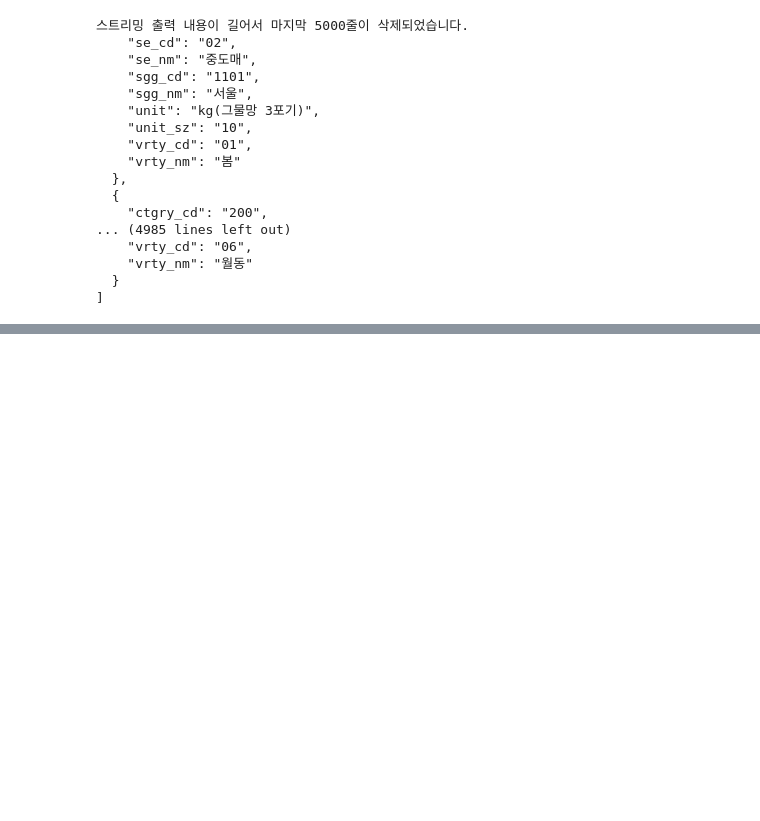
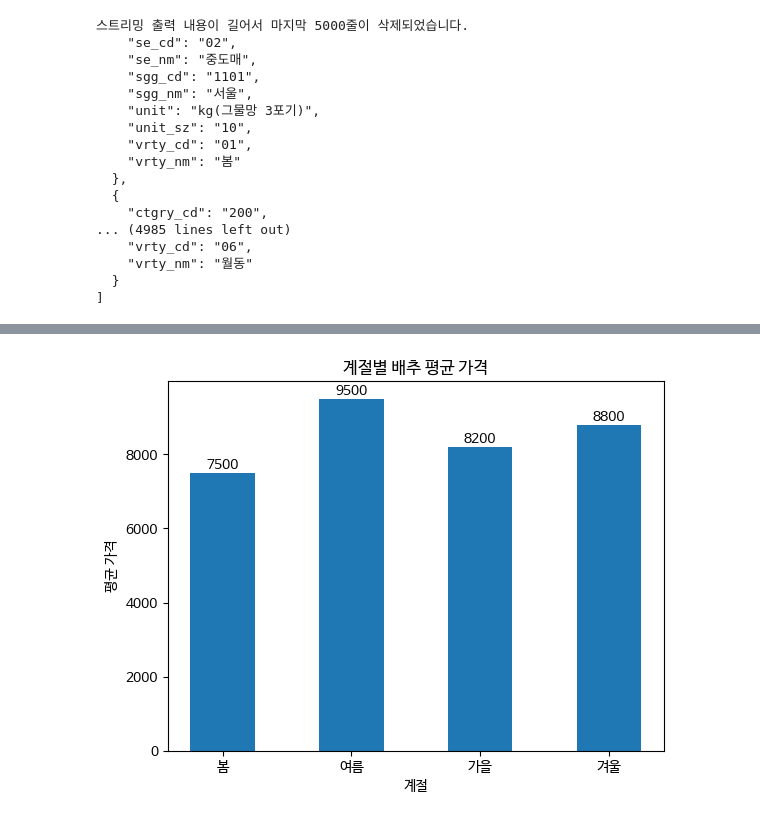
Before and after one commit to arac123/data, a Jupyter notebook: 오픈소스_데이터_분석_4강.ipynb, the cells around one changed output, grey strips where cells are left out. Saved outputs shown, nothing was run; the diff lists cells and outputs as text; code cells hidden in the pictures; blank space fills up the shorter version.

```diff
--- a/오픈소스_데이터_분석_4강.ipynb
+++ b/오픈소스_데이터_분석_4강.ipynb
@@ -293,0 +467,18 @@ for year in range(2015, 2025):
+# %%
+import matplotlib.pyplot as plt
+
+plt.rc('font', family='NanumBarunGothic')
+
+categories = ['봄', '여름', '가을', '겨울']
+values = [7500, 9500, 8200, 8800]
+
+plt.bar(categories, values, width=0.5)
+for i, v in enumerate(values):
+ plt.text(i, v, str(v), ha='center', va='bottom')
+
+plt.title('계절별 배추 평균 가격')
+plt.xlabel('계절')
+plt.ylabel('평균 가격')
+plt.show()
+# %% [output]
+[figure, added]
```
Also changed, not shown: parts of 4 cells of this notebook.
